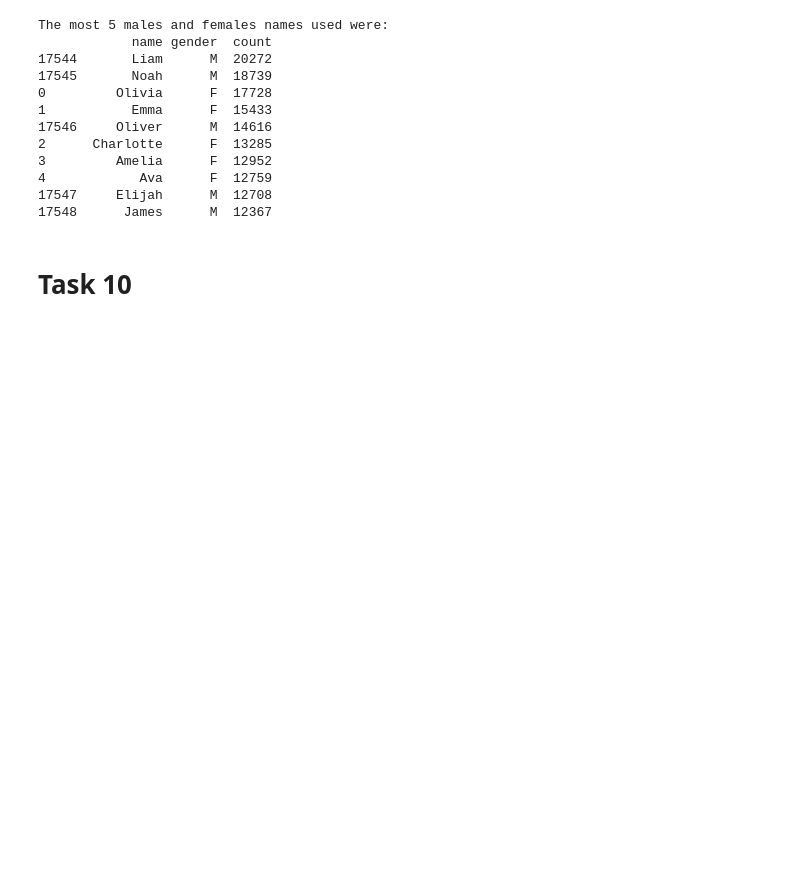
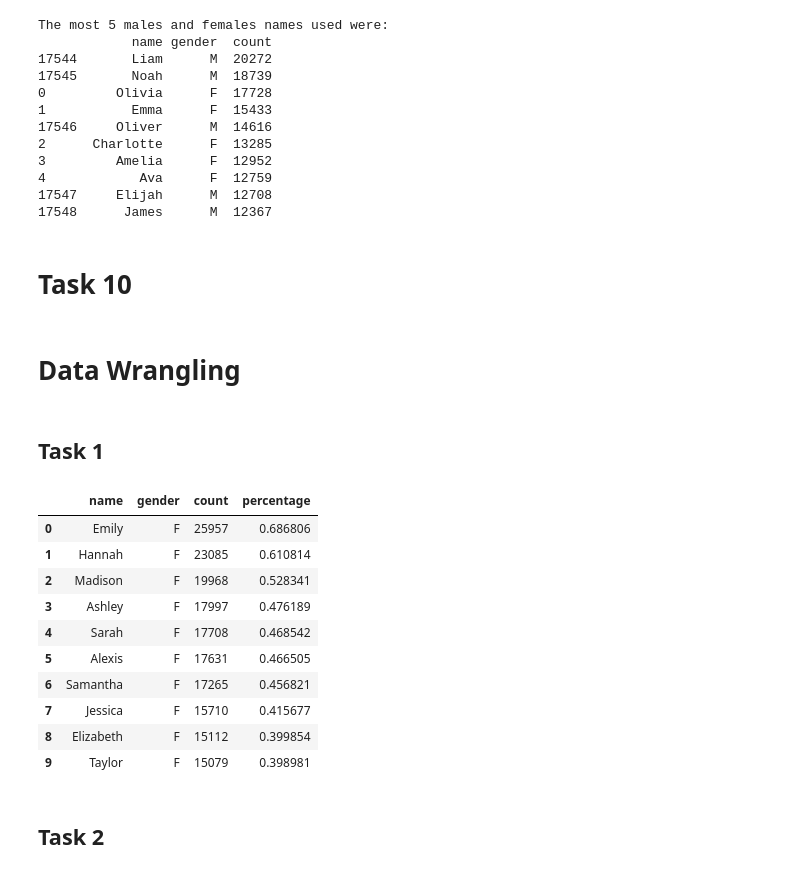
Before and after one commit to SMatti2/SE_25_DataScience, a Jupyter notebook: google_classroom/analyzing_baby_names/solution.ipynb, the cells around one changed output. Saved outputs shown, nothing was run; the diff lists cells and outputs as text; code cells hidden in the pictures; blank space fills up the shorter version.

```diff
--- a/google_classroom/analyzing_baby_names/solution.ipynb
+++ b/google_classroom/analyzing_baby_names/solution.ipynb
@@ -103,3 +103,29 @@ The most 5 males and females names used were:
 # Task 10
 # %%
 top10_females_and_males_names.to_excel('top10_females_and_males_names.xlsx', index=False)
+# %% [markdown]
+# Data Wrangling
+# %% [markdown]
+## Task 1
+# %%
+names2000 = pd.read_csv('names/yob2000.txt', header=None, names=['name', 'gender', 'count'])
+total_kids_born = names2000['count'].sum()
+for index, row in names2000.iterrows():
+    name_percentage_on_total = (row['count']/total_kids_born)*100
+    names2000.loc[index, 'percentage'] = name_percentage_on_total
+
+names2000.head(10)
+# %% [output]
+|  | name | gender | count | percentage |
+| 0 | Emily | F | 25957 | 0.686806 |
+| 1 | Hannah | F | 23085 | 0.610814 |
+| 2 | Madison | F | 19968 | 0.528341 |
+| 3 | Ashley | F | 17997 | 0.476189 |
+| 4 | Sarah | F | 17708 | 0.468542 |
+| 5 | Alexis | F | 17631 | 0.466505 |
+| 6 | Samantha | F | 17265 | 0.456821 |
+| 7 | Jessica | F | 15710 | 0.415677 |
+| 8 | Elizabeth | F | 15112 | 0.399854 |
+| 9 | Taylor | F | 15079 | 0.398981 |
+# %% [markdown]
+## Task 2
```
Also changed, not shown: parts of 10 cells of this notebook.
